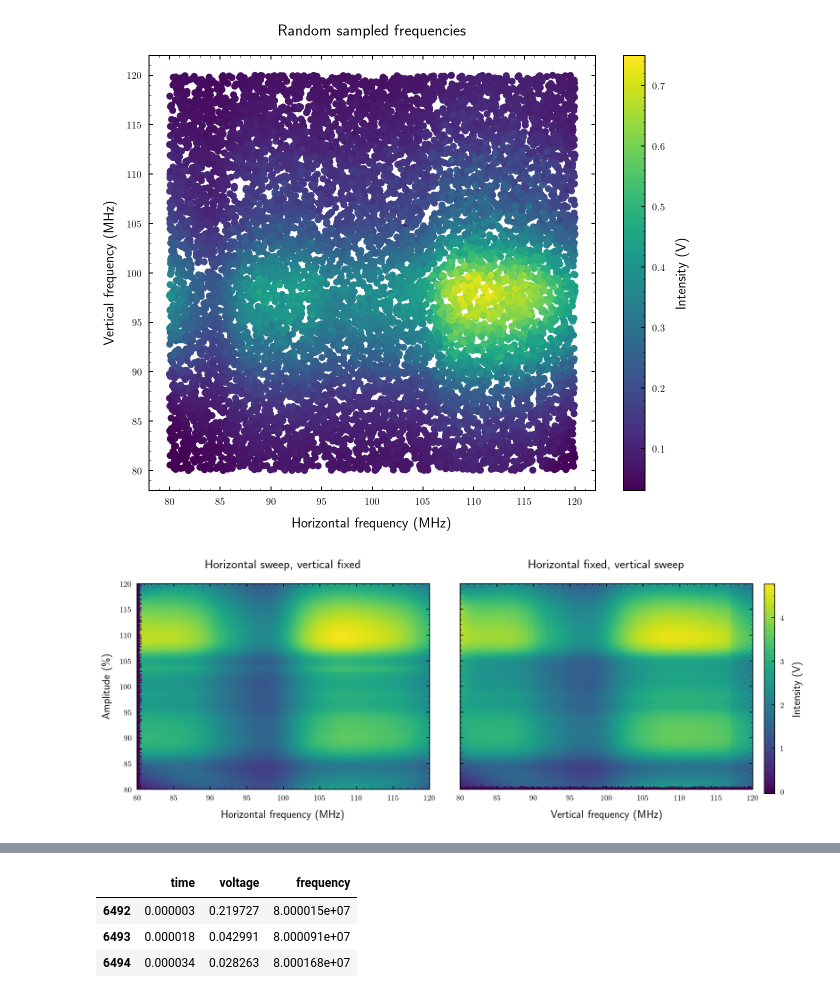
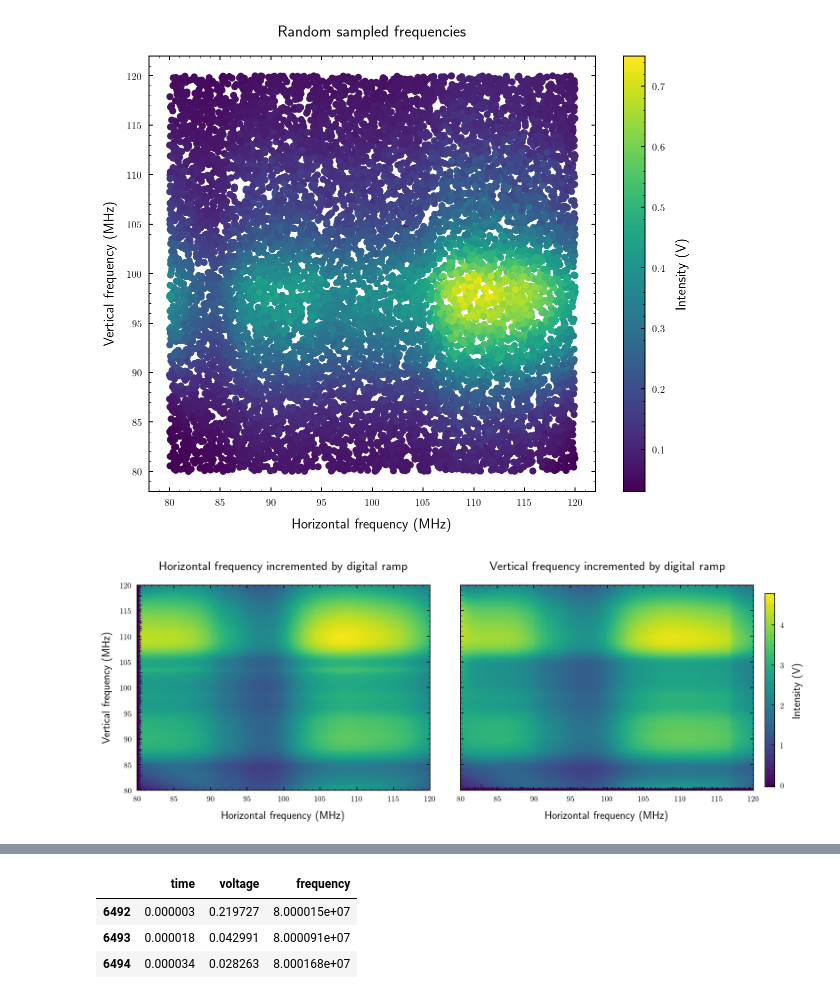
Before and after one commit to bodokaiser/bachelor-thesis, a Jupyter notebook: notebook/evaluation/intensity-distribution.ipynb, the cells around one changed output, grey strips where cells are left out. Cells and saved outputs as stored; diff of their text form; code cells hidden in the pictures.

```diff
--- a/notebook/evaluation/intensity-distribution.ipynb
+++ b/notebook/evaluation/intensity-distribution.ipynb
@@ -16,7 +21,7 @@ os.makedirs(figuredir, exist_ok=True)
 # %%
 def to_intensity_matrix(df):
     df = df[(df.time > 0) & (df.time < T)]
-    df['frequency'] = f0 + (f1 - f0) * df.time / T
+    df['frequency'] = f0 + (f1 - f0) * df.time / (df.time.max() - df.time.min())
 
     U = [float(c.split('@')[-1]) for c in df.columns if c.startswith('voltage')]
     M = df[[c for c in df.columns if c.startswith('voltage')]].values
@@ -24,8 +29,8 @@ def to_intensity_matrix(df):
     return df.frequency.values, np.array(U), M
 
 def to_intensity_matrix2(df):
-    df = df[(df.time > 0) & (df.time < T)]
-    df['frequency'] = f0 + (f1 - f0) * df.time / T
+    df = df[(df.time > 0) & (df.time < 260e-3)]
+    df['frequency'] = f0 + (f1 - f0) * df.time / (df.time.max() - df.time.min())
 
     U = [float(c.split('@')[-1].split('%')[0]) for c in df.columns if c.startswith('voltage')]
     M = df[[c for c in df.columns if c.startswith('voltage')]].values
@@ -33,8 +38,8 @@ def to_intensity_matrix2(df):
     return df.frequency.values, np.array(U), M
 
 def to_intensity_matrix3(df):
-    df = df[(df.time > 0) & (df.time < T)]
-    df['frequency'] = f0 + (f1 - f0) * df.time / T
+    df = df[(df.time > 0) & (df.time < 260e-3)]
+    df['frequency'] = f0 + (f1 - f0) * df.time / (df.time.max() - df.time.min())
 
     U = [float(c.split('@')[-1].split('MHz')[0])*1e6 for c in df.columns if c.startswith('voltage')]
     M = df[[c for c in df.columns if c.startswith('voltage')]].values
@@ -159,28 +164,28 @@ fv_f, fv_U, fv_I = to_intensity_matrix3(f_vsweep)
 # %%
 fig, axes = plt.subplots(ncols=2, figsize=(12, 5), sharey=True)
 
 vmin = np.min([fh_I.min(), fv_I.min()])
 vmax = np.max([fh_I.max(), fv_I.max()])
 
-axes[0].set_title('Horizontal sweep, vertical fixed')
+axes[0].set_title('Horizontal frequency incremented by digital ramp')
 axes[0].set_xlabel('Horizontal frequency (MHz)')
-axes[0].set_ylabel('Amplitude (\%)')
+axes[0].set_ylabel('Vertical frequency (MHz)')
 axes[0].imshow(np.rot90(fh_I), aspect='auto', vmin=vmin, vmax=vmax,
     extent=[fh_f.min() / 1e6, fh_f.max() / 1e6, fh_U.min() / 1e6, fh_U.max() / 1e6])
 
-axes[1].set_title('Horizontal fixed, vertical sweep')
-axes[1].set_xlabel('Vertical frequency (MHz)')
+axes[1].set_title('Vertical frequency incremented by digital ramp')
+axes[1].set_xlabel('Horizontal frequency (MHz)')
 im = axes[1].imshow(np.flipud(fv_I), aspect='auto', vmin=vmin, vmax=vmax,
     extent=[fv_f.min() / 1e6, fv_f.max() / 1e6, fv_U.min() / 1e6, fv_U.max() / 1e6])
 
 fig.subplots_adjust(right=1.16)
-fig.colorbar(im, ax=list(axes), label='Intensity (V)')
+fig.colorbar(im, ax=list(axes), label='Intensity (V)', shrink=.92)
 fig.tight_layout()
-fig.savefig(os.path.join(figuredir, 'paired-frequency.pdf'))
+#fig.savefig(os.path.join(figuredir, 'paired-frequency.pdf'))
 
 plt.show()
 # %% [output]
-[figure, old version]
+[figure, new version]
 # %%
 from scipy import misc
 
```
Also changed, not shown: parts of 4 cells of this notebook, 12 other files.
